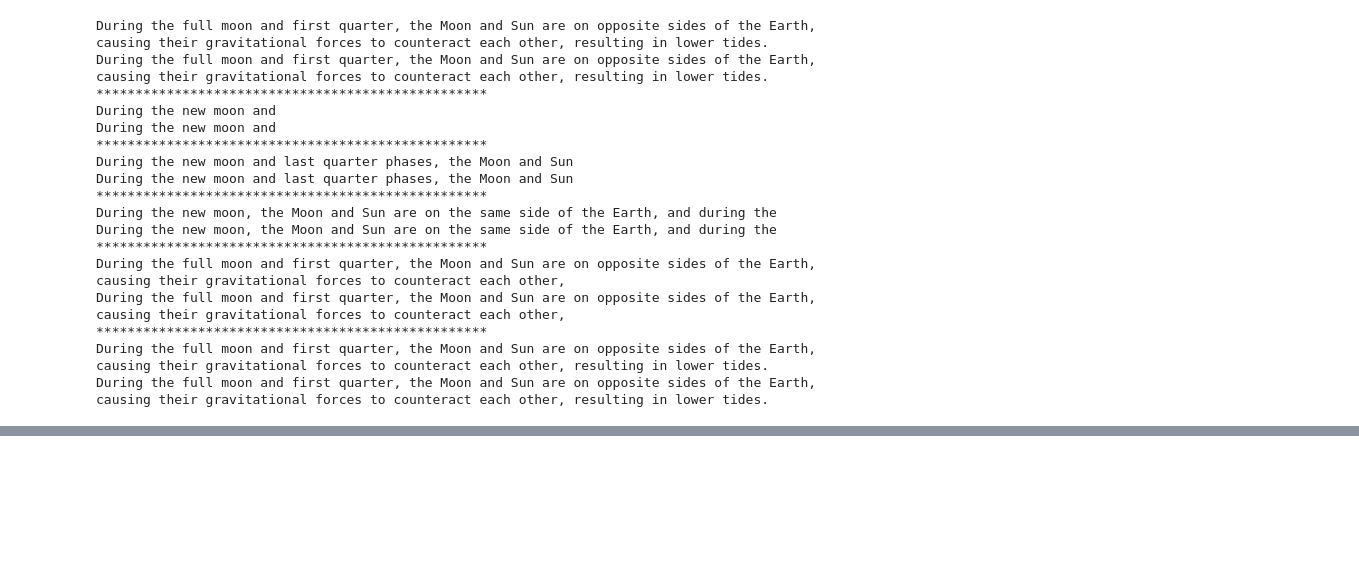
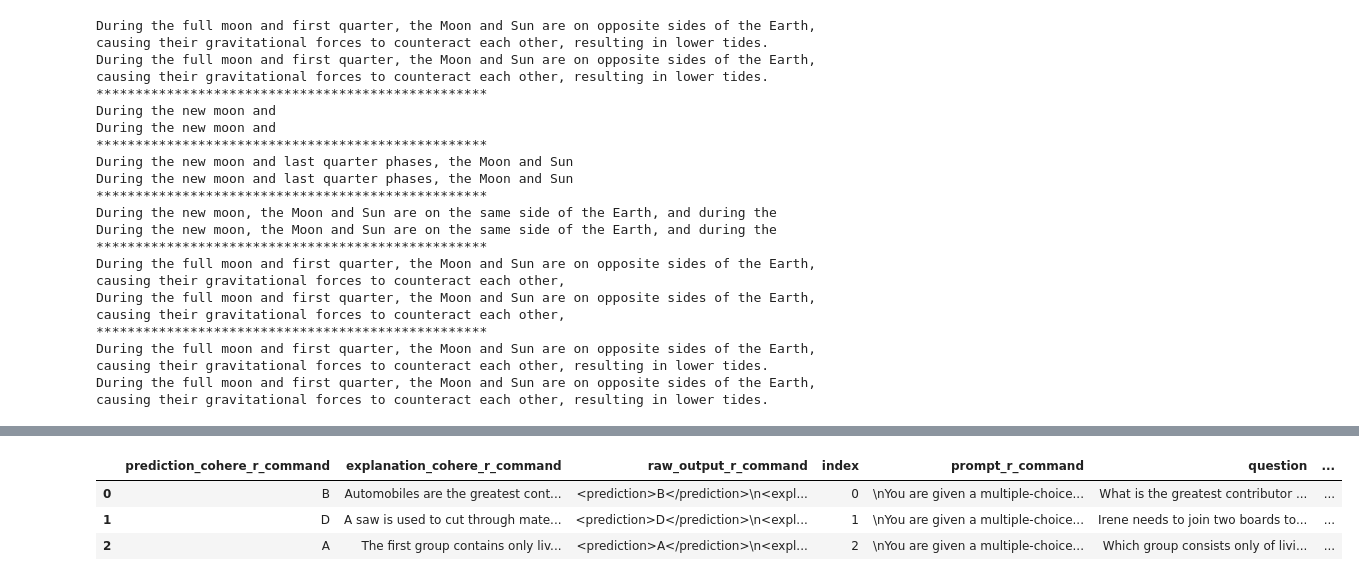
Before and after one commit to alizahedzadeh/LLM-Self-Explanation-IB-Bilingual, a Jupyter notebook: implementation/Information_bottleneck/notebook/arc_challenge.ipynb, the cells around one changed output, grey strips where cells are left out. Saved outputs shown, nothing was run; the diff lists cells and outputs as text; code cells hidden in the pictures; blank space fills up the shorter version.

```diff
--- a/implementation/Information_bottleneck/notebook/arc_challenge.ipynb
+++ b/implementation/Information_bottleneck/notebook/arc_challenge.ipynb
@@ -1570,0 +4559,7 @@ During the full moon and first quarter, the Moon and Sun are on opposite sides o
+# %%
+result_df_processed.head(3)
+# %% [output]
+|  | prediction_cohere_r_command | explanation_cohere_r_command | raw_output_r_command | index | prompt_r_command | question | ... |
+| 0 | B | Automobiles are the greatest cont... | <prediction>B</prediction>\n<expl... | 0 | \nYou are given a multiple-choice... | What is the greatest contributor ... | ... |
+| 1 | D | A saw is used to cut through mate... | <prediction>D</prediction>\n<expl... | 1 | \nYou are given a multiple-choice... | Irene needs to join two boards to... | ... |
+| 2 | A | The first group contains only liv... | <prediction>A</prediction>\n<expl... | 2 | \nYou are given a multiple-choice... | Which group consists only of livi... | ... |
```
Also changed, not shown: parts of 23 cells of this notebook, 45 other files.
